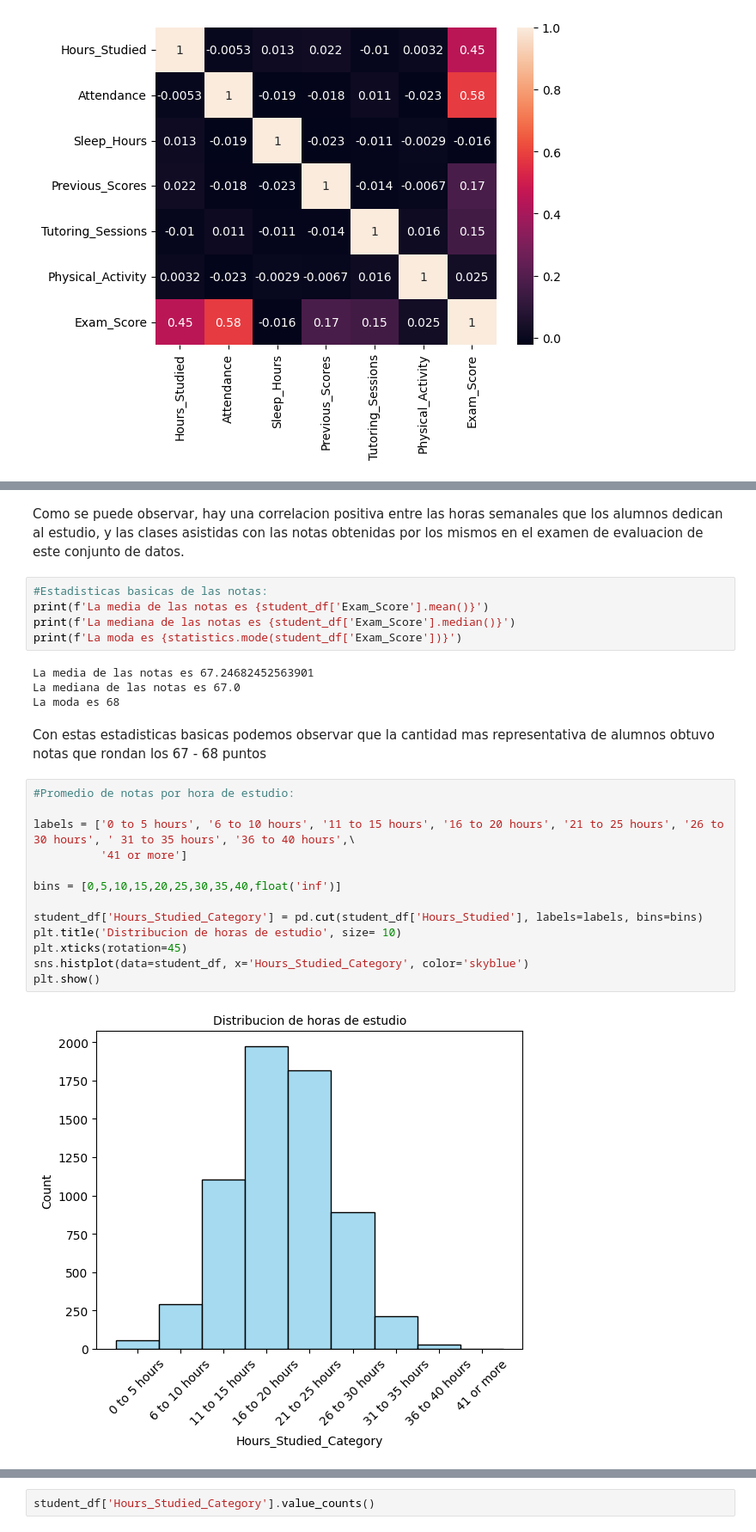
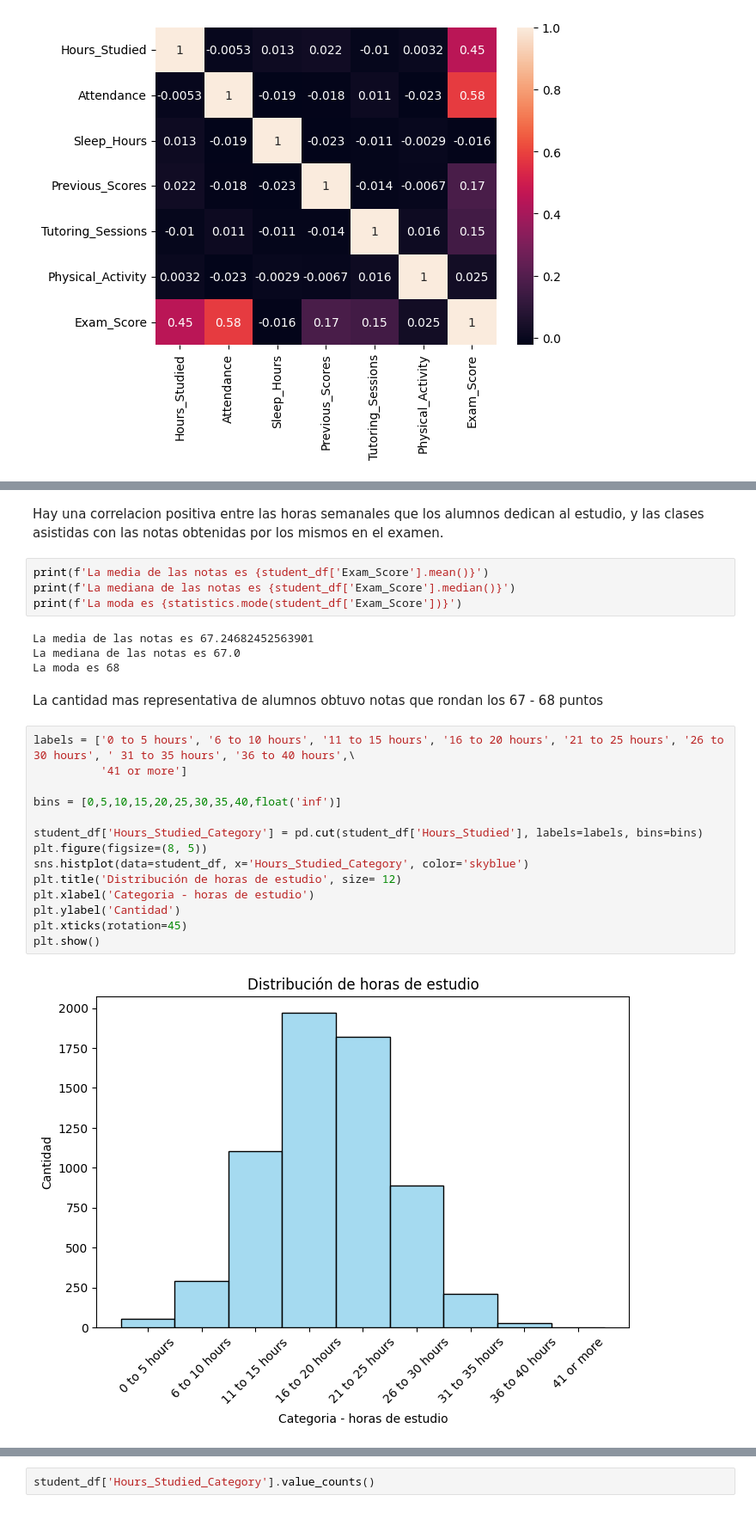
Before and after one commit to BertoniEliana/students_performance_factors, a Jupyter notebook: student_performance_factors.ipynb, the cells around one changed output, grey strips where cells are left out. Shown: that part at 86% size. Drawn from its saved outputs; the diff is of its cells as text.

```diff
--- a/student_performance_factors.ipynb
+++ b/student_performance_factors.ipynb
@@ -219,7 +222,6 @@ plt.show()
 # %% [markdown]
-Como se puede observar, hay una correlacion positiva entre las horas semanales que los alumnos dedican al estudio, y las clases asistidas con las notas obtenidas por los mismos en el examen de evaluacion de este conjunto de datos.
+Hay una correlacion positiva entre las horas semanales que los alumnos dedican al estudio, y las clases asistidas con las notas obtenidas por los mismos en el examen.
 # %%
-#Estadisticas basicas de las notas:
 print(f'La media de las notas es {student_df['Exam_Score'].mean()}')
 print(f'La mediana de las notas es {student_df['Exam_Score'].median()}')
 print(f'La moda es {statistics.mode(student_df['Exam_Score'])}')
@@ -228,19 +230,20 @@ La media de las notas es 67.24682452563901
 La mediana de las notas es 67.0
 La moda es 68
 # %% [markdown]
-Con estas estadisticas basicas podemos observar que la cantidad mas representativa de alumnos obtuvo notas que rondan los 67 - 68 puntos
+La cantidad mas representativa de alumnos obtuvo notas que rondan los 67 - 68 puntos
 # %%
-#Promedio de notas por hora de estudio:
-
 labels = ['0 to 5 hours', '6 to 10 hours', '11 to 15 hours', '16 to 20 hours', '21 to 25 hours', '26 to 30 hours', ' 31 to 35 hours', '36 to 40 hours',\
           '41 or more']
 
 bins = [0,5,10,15,20,25,30,35,40,float('inf')]
 
 student_df['Hours_Studied_Category'] = pd.cut(student_df['Hours_Studied'], labels=labels, bins=bins)
-plt.title('Distribucion de horas de estudio', size= 10)
+plt.figure(figsize=(8, 5))
+sns.histplot(data=student_df, x='Hours_Studied_Category', color='skyblue')
+plt.title('Distribución de horas de estudio', size= 12)
+plt.xlabel('Categoria - horas de estudio')
+plt.ylabel('Cantidad')
 plt.xticks(rotation=45)
-sns.histplot(data=student_df, x='Hours_Studied_Category', color='skyblue')
 plt.show()
 # %% [output]
-[figure, old version]
+[figure, new version]
```
Also changed, not shown: parts of 42 cells of this notebook.
